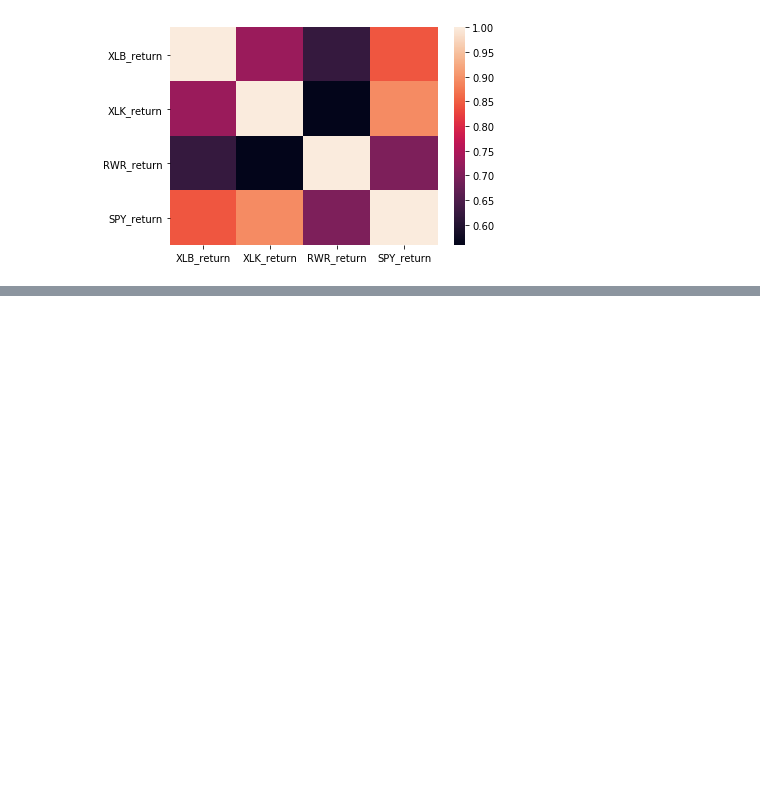
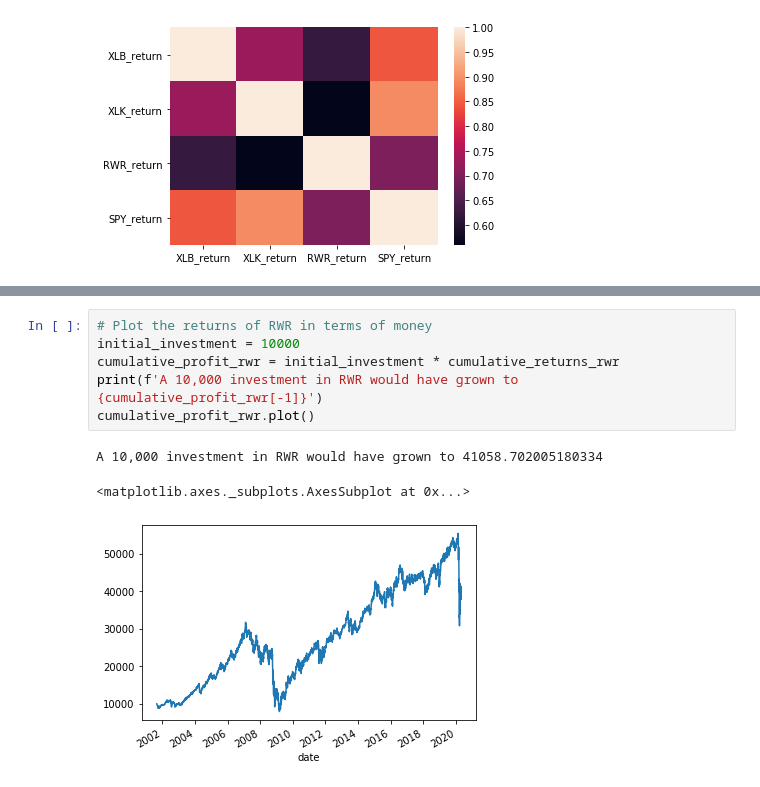
Before and after one commit to bkayratkyzy/Monte_Carlo_Simulations, a Jupyter notebook: notebooks/chris.ipynb, the cells around one changed output, grey strips where cells are left out. Cells and saved outputs as stored; diff of their text form; blank space fills up the shorter version.

```diff
--- a/notebooks/chris.ipynb
+++ b/notebooks/chris.ipynb
@@ -511,0 +532,10 @@ RWR_beta
+# %%
+# Plot the returns of RWR in terms of money
+initial_investment = 10000
+cumulative_profit_rwr = initial_investment * cumulative_returns_rwr
+print(f'A 10,000 investment in RWR would have grown to {cumulative_profit_rwr[-1]}')
+cumulative_profit_rwr.plot()
+# %% [output]
+A 10,000 investment in RWR would have grown to 41058.702005180334
+<matplotlib.axes._subplots.AxesSubplot at 0x...>
+[figure, added]
```
Also changed, not shown: parts of 22 cells of this notebook.
